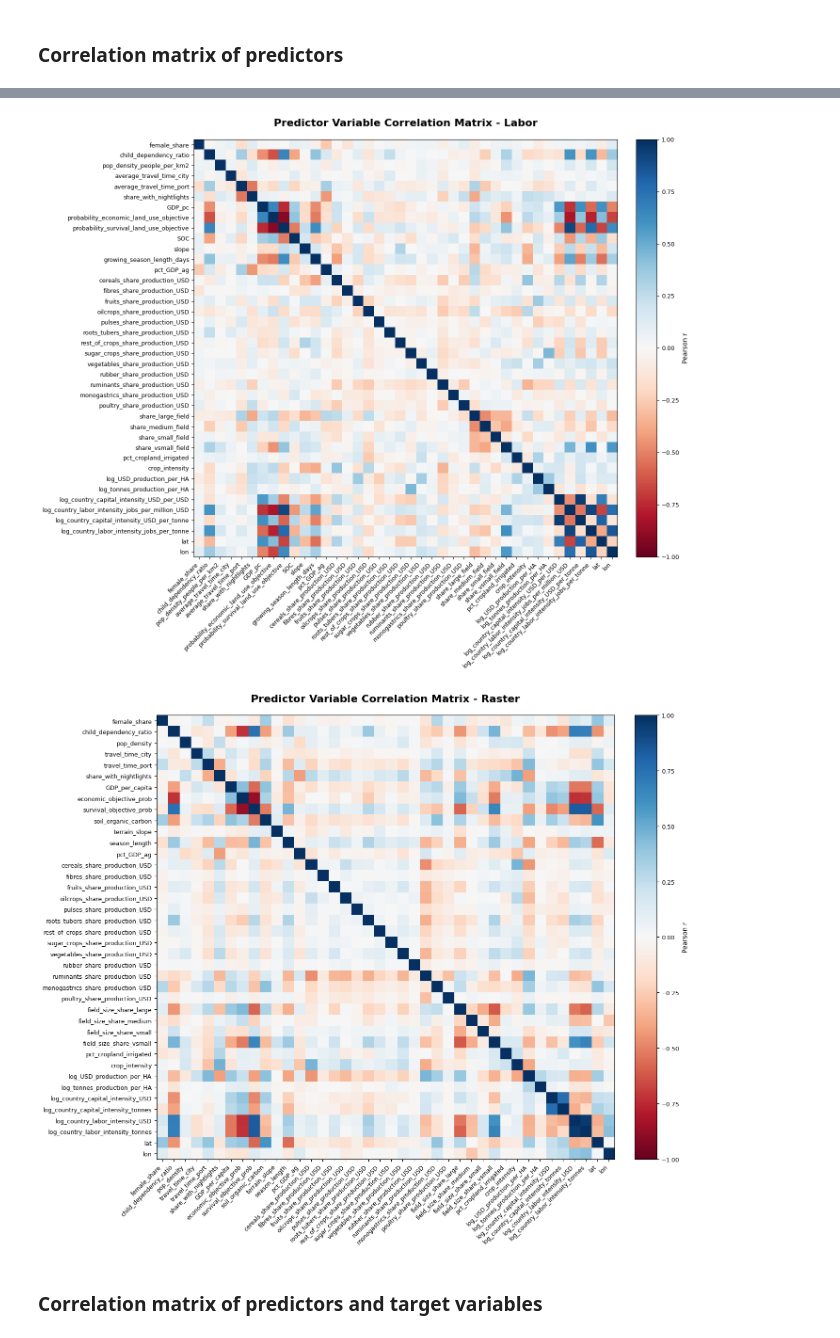
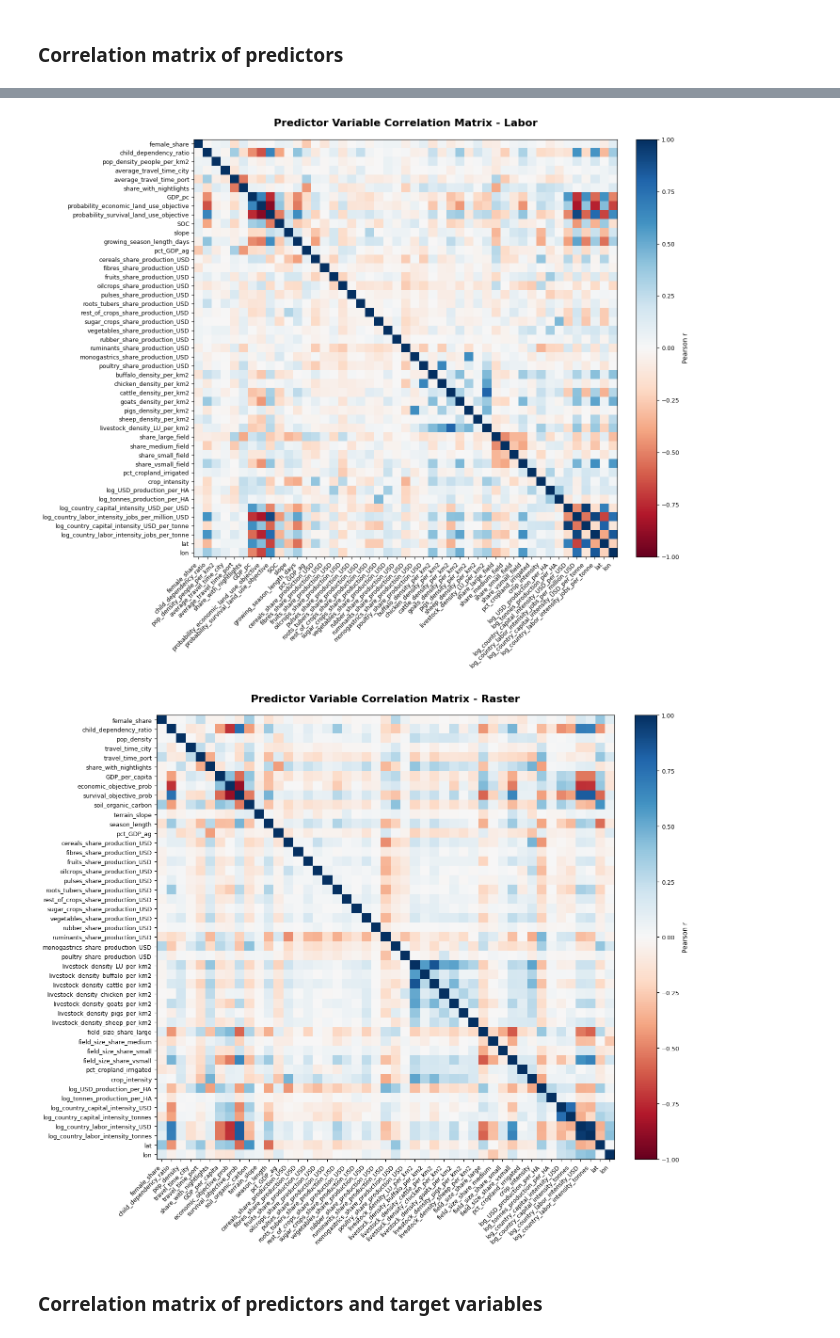
Before and after one commit to carinamani/AgDownscaling, a Jupyter notebook: 02_EDA/identify_colinear_predictors.ipynb, the cells around one changed output, grey strips where cells are left out. Saved outputs shown, nothing was run; the diff lists cells and outputs as text; code cells hidden in the pictures.

Commit message:
add livestock density as predictor

```diff
--- a/02_EDA/identify_colinear_predictors.ipynb
+++ b/02_EDA/identify_colinear_predictors.ipynb
@@ -92,6 +96,10 @@ predictor_cols = ['female_share', 'child_dependency_ratio',
        'sugar_crops_share_production_USD', 'vegetables_share_production_USD',
        'rubber_share_production_USD', 'ruminants_share_production_USD',
        'monogastrics_share_production_USD', 'poultry_share_production_USD',
+       'buffalo_density_per_km2',
+       'chicken_density_per_km2', 'cattle_density_per_km2',
+       'goats_density_per_km2', 'pigs_density_per_km2',
+       'sheep_density_per_km2', 'livestock_density_LU_per_km2',
        'share_large_field', 'share_medium_field', 'share_small_field', 'share_vsmall_field',
        'pct_cropland_irrigated', 'crop_intensity',
        'log_USD_production_per_HA', 'log_tonnes_production_per_HA',
@@ -122,7 +130,7 @@ plt.show()
 
 fig.savefig(f"{fd}/predictor_corr_matrix_labor.png", dpi=300, bbox_inches='tight')
 # %% [output]
-[figure, old version]
+[figure, new version]
 # %%
 ### RASTER MODEL
 
@@ -140,37 +148,41 @@ predictor_cols = ['female_share', 'child_dependency_ratio',
        'sugar_crops_share_production_USD', 'vegetables_share_production_USD',
        'rubber_share_production_USD', 'ruminants_share_production_USD',
        'monogastrics_share_production_USD', 'poultry_share_production_USD',
+       'livestock_density_LU_per_km2', 'livestock_density_buffalo_per_km2',
+       'livestock_density_cattle_per_km2', 'livestock_density_chicken_per_km2',
+       'livestock_density_goats_per_km2', 'livestock_density_pigs_per_km2',
+       'livestock_density_sheep_per_km2',
        'field_size_share_large', 'field_size_share_medium', 'field_size_share_small', 'field_size_share_vsmall',
        'pct_cropland_irrigated', 'crop_intensity',
        'log_USD_production_per_HA', 'log_tonnes_production_per_HA',
        'log_country_capital_intensity_USD', 'log_country_capital_intensity_tonnes',
        'log_country_labor_intensity_USD', 'log_country_labor_intensity_tonnes',
          'lat', 'lon'
 ]
 
 corr_raster = raster_model[predictor_cols].corr()
 
 n_vars = len(predictor_cols)
 fig, ax = plt.subplots(figsize=(14, 12))
 
 cax = ax.imshow(corr_raster.values, cmap='RdBu', vmin=-1, vmax=1, aspect='auto')
 
 cbar = fig.colorbar(cax, ax=ax, fraction=0.046, pad=0.04)
 cbar.set_label('Pearson r', fontsize=10)
 cbar.ax.tick_params(labelsize=9)
 
 ax.set_xticks(range(n_vars))
 ax.set_yticks(range(n_vars))
 ax.set_xticklabels(predictor_cols, rotation=45, ha='right', fontsize=9)
 ax.set_yticklabels(predictor_cols, fontsize=9)
 
 ax.set_title("Predictor Variable Correlation Matrix - Raster", fontsize=16, weight='bold', pad=20)
 plt.tight_layout()
 plt.show()
 
 fig.savefig(f"{fd}/predictor_corr_matrix_raster.png", dpi=300, bbox_inches='tight')
 # %% [output]
-[figure, old version]
+[figure, new version]
 # %% [markdown]
 ### Correlation matrix of predictors and target variables
 # %%
```
Also changed, not shown: parts of 3 cells of this notebook, 6 other files.
